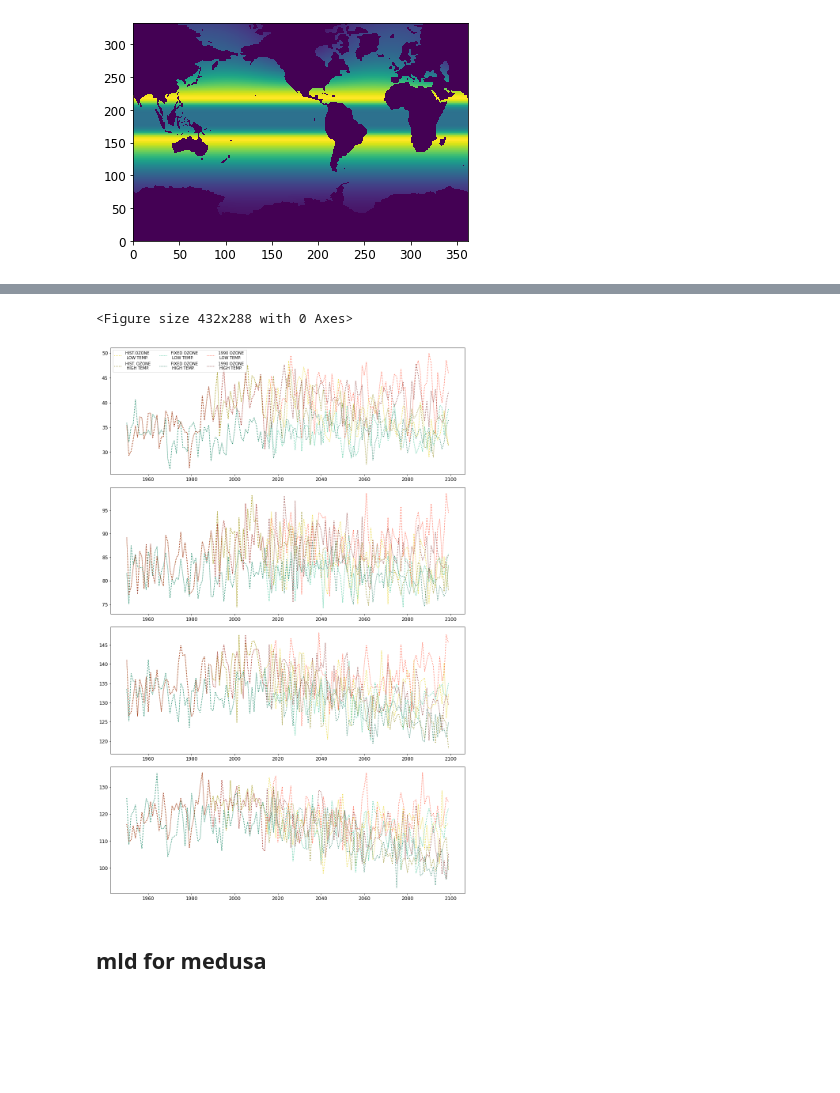
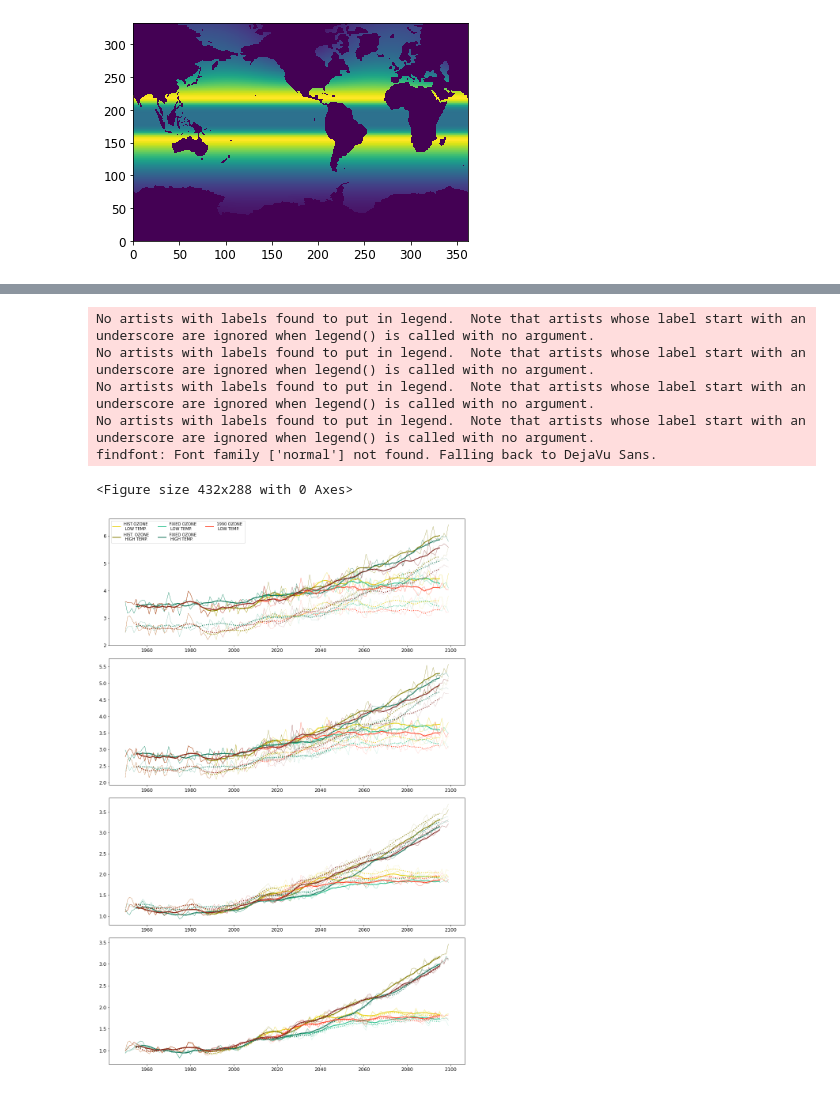
Before and after one commit to tjarnikova/SOZONE, a Jupyter notebook: windAnalyis/oceanFields/SST.ipynb, the cells around one changed output, grey strips where cells are left out. Saved outputs shown, nothing was run; the diff lists cells and outputs as text; code cells hidden in the pictures; blank space fills up the shorter version.

```diff
--- a/windAnalyis/oceanFields/SST.ipynb
+++ b/windAnalyis/oceanFields/SST.ipynb
@@ -295,29 +312,0 @@ TypeError: list indices must be integers or slices, not str
-# %%
-plt.figure()
-
-models = ['1A','1B','2A','2B','3A','3B',\
-         ]
-
-seas = ['DJF','MAM','JJA','SON']
-
-fact = 1.1
-fig, axs = plt.subplots(4,1, figsize=(12*fact, 18*fact), facecolor='w', edgecolor='k')
-axs = axs.ravel()
-
-for m in range(0,6):#len(models)):
-
-    tmod = xr.open_dataset(f'./extracted-summary/somxl010_ukesm_{models[m]}.nc')
-    for i in range(0,4):
-            tpl = tmod.sel(time_counter=(tmod['time_counter.season'] == seas[i]))
-            tpl = tpl.groupby('time_counter.year').mean()
-            axs[i].plot(tpl.year,tpl.somxl010, color = mod[models[m]]['color'], label = mod[models[m]]['name'],\
-                        linestyle = ':', )
-            axs[0].legend(ncol = 3, fontsize = 10)
-
-#             axs[i].set_yticks([])
-#             axs[i].set_xticks([])
-
-plt.tight_layout()
-# %% [output]
-<Figure size 432x288 with 0 Axes>
-[figure, removed]
@@ -366,2 +312,0 @@ print(np.nansum(mm_med.area.values))
-# %% [markdown]
-## mld for medusa
@@ -369,0 +313,45 @@ mm_rg
+# %%
+plt.figure()
+
+models = ['1A','1B','2A','2B','3A','3B',\
+         ]
+
+seas = ['DJF','MAM','JJA','SON']
+
+fact = 1.1
+fig, axs = plt.subplots(4,1, figsize=(12*fact, 18*fact), facecolor='w', edgecolor='k')
+axs = axs.ravel()
+
+for m in range(0,6):#len(models)):
+
+    tmod = xr.open_dataset(f'./extracted-summary/SST_ukesm_{models[m]}.nc')
+    for i in range(0,4):
+            tpl = tmod.sel(time_counter=(tmod['time_counter.season'] == seas[i]))
+            tv = tpl.groupby('time_counter.year').mean()
+            tv_rol = tv.rolling(year=10, center=True).mean()
+            axs[i].plot(tv.year,tv.tos, color = mod[models[m]]['color'],\
+                        linestyle = ':', linewidth = 0.5)
+            axs[i].plot(tv_rol.year,tv_rol.tos, color = mod[models[m]]['color'],\
+                        linestyle = ':', linewidth = 2)
+            axs[0].legend(ncol = 3, fontsize = 10)
+
+    tmod = xr.open_dataset(f'./extracted-summary/SST_tom_{models[m]}A6.nc')
+    for i in range(0,4):
+            tpl = tmod.sel(time_counter=(tmod['time_counter.season'] == seas[i]))
+            tv = tpl.groupby('time_counter.year').mean()
+            tv_rol = tv.rolling(year=10, center=True).mean()
+            axs[i].plot(tv.year,tv.tos, color = mod[models[m]]['color'], \
+                        linestyle = '-', linewidth = 0.5)
+            axs[i].plot(tv_rol.year,tv_rol.tos, color = mod[models[m]]['color'], label = mod[models[m]]['name'],\
+                        linestyle = '-', linewidth = 2)
+
+
+plt.tight_layout()
+# %% [output]
+No artists with labels found to put in legend.  Note that artists whose label start with an underscore are ignored when legend() is called with no argument.
+No artists with labels found to put in legend.  Note that artists whose label start with an underscore are ignored when legend() is called with no argument.
+No artists with labels found to put in legend.  Note that artists whose label start with an underscore are ignored when legend() is called with no argument.
+No artists with labels found to put in legend.  Note that artists whose label start with an underscore are ignored when legend() is called with no argument.
+findfont: Font family ['normal'] not found. Falling back to DejaVu Sans.
+<Figure size 432x288 with 0 Axes>
+[figure, added]
```
Also changed, not shown: parts of 6 cells of this notebook, 1 other file.
